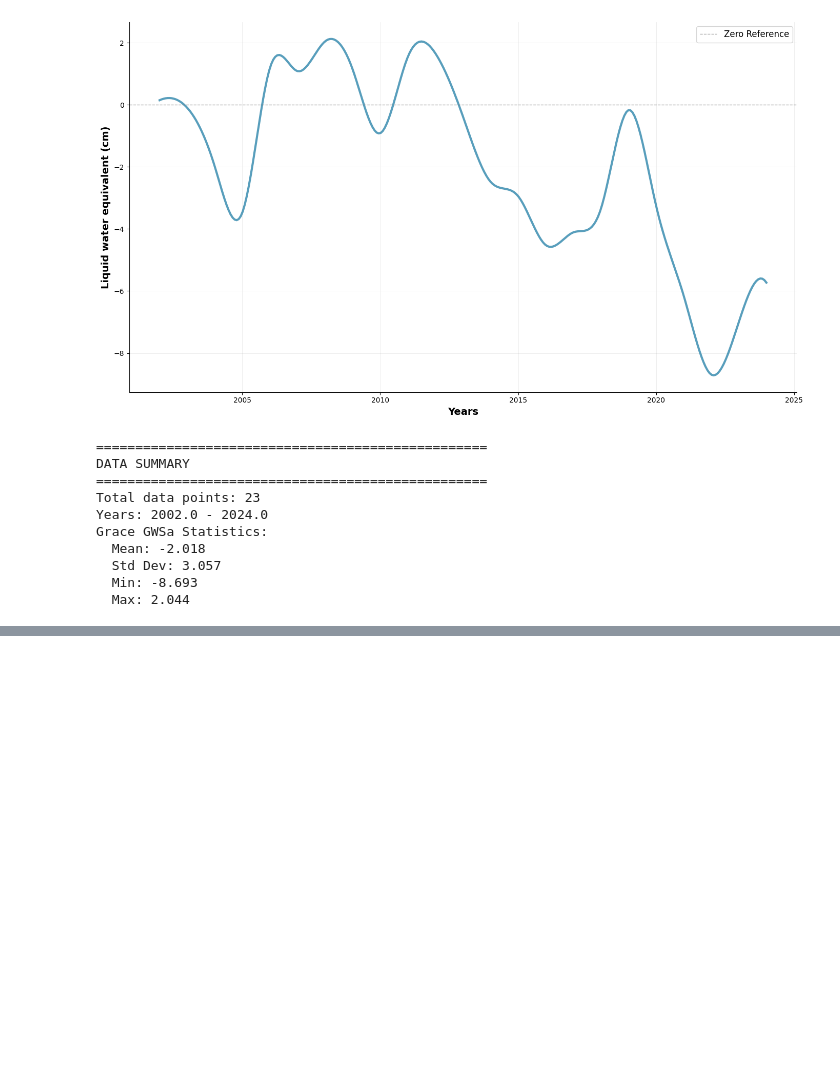
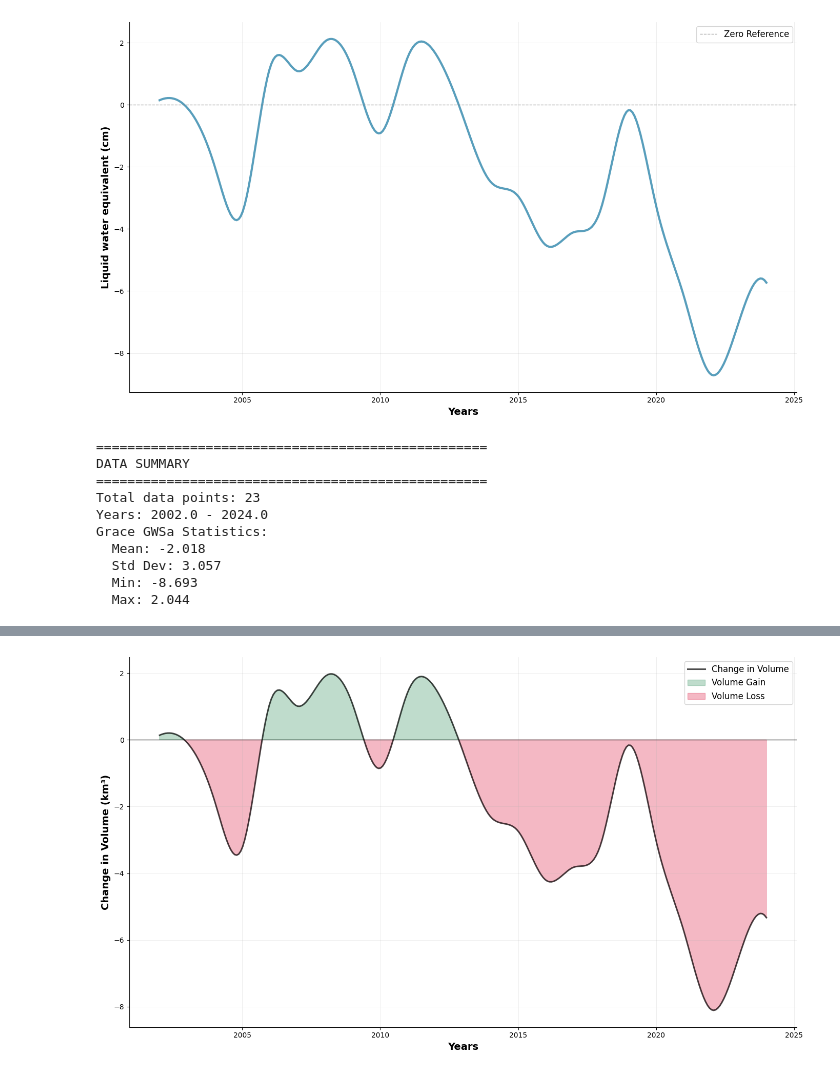
Before and after one commit to anomaitech/GSL-basin, a Jupyter notebook: figures.ipynb, the cells around one changed output, grey strips where cells are left out. Cells and saved outputs as stored; diff of their text form; code cells hidden in the pictures; blank space fills up the shorter version.

Commit message:
added more figures

```diff
--- a/figures.ipynb
+++ b/figures.ipynb
@@ -204,3 +204,91 @@ Grace GWSa Statistics:
   Std Dev: 3.057
   Min: -8.693
   Max: 2.044
+# %%
+import numpy as np
+import pandas as pd
+import matplotlib.pyplot as plt
+from scipy.interpolate import make_interp_spline
+
+def create_volume_comparison_chart(df):
+    """
+    Create a smooth line chart for Change in Volume (km³) vs Years
+    with continuous line and filled colors above/below zero.
+    """
+    plt.style.use('default')
+
+    # Create figure
+    fig, ax = plt.subplots(figsize=(14, 8))
+
+    # Clean data
+    clean_df = df[['Years', 'Change in volume (km3)']].dropna()
+    clean_df['Years'] = pd.to_numeric(clean_df['Years'], errors='coerce')
+    clean_df['Change in volume (km3)'] = pd.to_numeric(clean_df['Change in volume (km3)'], errors='coerce')
+    clean_df = clean_df.dropna().sort_values('Years')
+
+    years = clean_df['Years'].values
+    volume = clean_df['Change in volume (km3)'].values
+
+    # Smooth curve
+    if len(years) >= 3:
+        years_smooth = np.linspace(years.min(), years.max(), 300)
+        spline = make_interp_spline(years, volume, k=3)
+        volume_smooth = spline(years_smooth)
+    else:
+        years_smooth, volume_smooth = years, volume
+
+    # Plot the continuous black line
+    ax.plot(years_smooth, volume_smooth, color='black', linewidth=2.2, alpha=0.7, label='Change in Volume')
+
+    # Fill regions above and below zero
+    ax.fill_between(years_smooth, volume_smooth, 0, where=volume_smooth >= 0,
+                    interpolate=True, color='#2E8B57', alpha=0.3, label='Volume Gain')
+    ax.fill_between(years_smooth, volume_smooth, 0, where=volume_smooth < 0,
+                    interpolate=True, color='#DC143C', alpha=0.3, label='Volume Loss')
+
+    # Zero reference line
+    ax.axhline(0, color='black', linestyle='-', linewidth=1, alpha=0.8)
+
+    # Labels & Title
+    ax.set_xlabel('Years', fontsize=14, fontweight='bold')
+    ax.set_ylabel('Change in Volume (km³)', fontsize=14, fontweight='bold')
+
+
+    # Grid and legend
+    ax.grid(True, alpha=0.3, linestyle='-', linewidth=0.5)
+    ax.legend(fontsize=12, loc='best')
+
+    # Remove extra spines
+    ax.spines[['top', 'right']].set_visible(False)
+
+    plt.tight_layout()
+    plt.show()
+
+    return fig, ax, clean_df
+
+
+# === EXECUTION ===
+print("Creating Change in Volume chart for Years vs Change in volume (km3)...")
+
+if 'Years' in df_grace.columns and 'Change in volume (km3)' in df_grace.columns:
+    fig, ax, clean_data = create_volume_comparison_chart(df_grace)
+
+    print(f"\n{'='*50}")
+    print("DATA SUMMARY - Change in Volume")
+    print(f"{'='*50}")
+    print(f"Total data points: {len(clean_data)}")
+    print(f"Years: {clean_data['Years'].min()} - {clean_data['Years'].max()}")
+    print(f"Volume Change Statistics:")
+    print(f"  Mean: {clean_data['Change in volume (km3)'].mean():.3f} km³")
+    print(f"  Std Dev: {clean_data['Change in volume (km3)'].std():.3f} km³")
+    print(f"  Min: {clean_data['Change in volume (km3)'].min():.3f} km³")
+    print(f"  Max: {clean_data['Change in volume (km3)'].max():.3f} km³")
+
+    positive_count = (clean_data['Change in volume (km3)'] >= 0).sum()
+    negative_count = (clean_data['Change in volume (km3)'] < 0).sum()
+    print(f"  Positive periods: {positive_count}")
+    print(f"  Negative periods: {negative_count}")
+else:
+    print("Error: Required columns 'Years' and 'Change in volume (km3)' not found in the dataset.")
+    print("Available columns:", df_grace.columns.tolist())
+# %% [output]
@@ -206,0 +296 @@ Grace GWSa Statistics:
+[figure, added]
```
Also changed, not shown: parts of 4 cells of this notebook.
